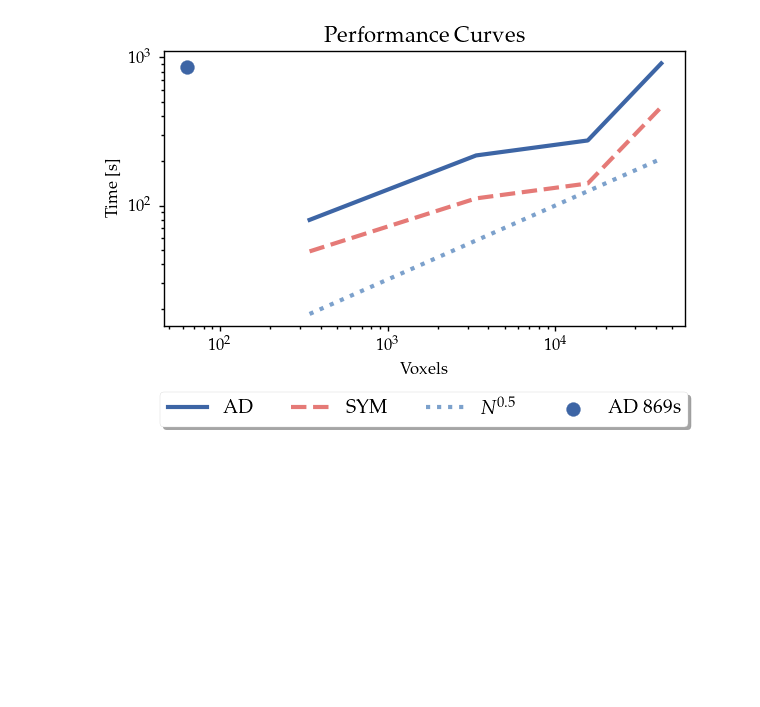
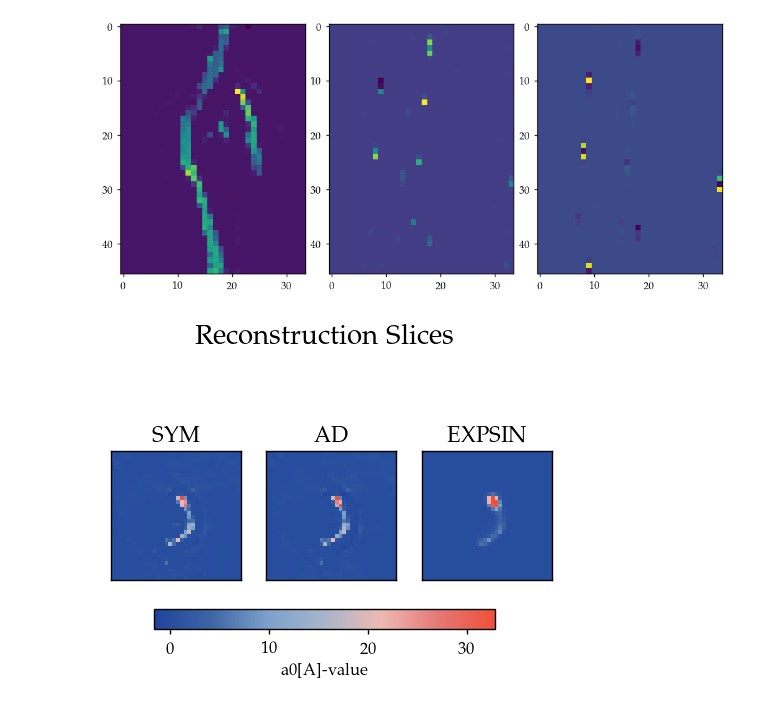
Before and after one commit to RubenDragland/XRD_CT, a Jupyter notebook: Results/data_analysis.ipynb, the cells around one changed output. Saved outputs shown, nothing was run; the diff lists cells and outputs as text; code cells hidden in the pictures; blank space fills up the shorter version.

```diff
--- a/Results/data_analysis.ipynb
+++ b/Results/data_analysis.ipynb
@@ -307,11 +130,38 @@ plot_SH_diff_grads(
-# %%
-sym_times = [49, symbolic.tot_time, symbolic_1f17c8o.tot_time, symbolic_1f27c8o.tot_time]
-AD_times = [80, AD.tot_time, AD_1f17c8o.tot_time, AD_1f27c8o.tot_time]
-sizes = [7, 15, 25, 35 ]
-AD_initially = [4, 869]
-
-# This plot can become real nice.
-
-plot_performance_curves(sizes, AD_times, sym_times, AD_initially, save=False, save_name="thesis_res/SH_performance_curves")
-# %% [output]
-[figure, removed]
+# %%
+ck_symbolic_path = r"C:\Users\Bruker\OneDrive\Dokumenter\NTNU\XRD_CT\Results\thesis_res\result_SASTT_carbon_knot_aligned_ASTRA_corrected_q17-40_all_again_symbolic.mat"
+ck_symbolic = SH_Reconstruction(ck_symbolic_path, dataset=False)
+ck_AD_path = r"C:\Users\Bruker\OneDrive\Dokumenter\NTNU\XRD_CT\Results\thesis_res\result_SASTT_carbon_knot_aligned_ASTRA_corrected_q17-40_all_again_AD_python.mat"
+ck_AD = SH_Reconstruction(ck_AD_path, dataset=False)
+ck_EXPSIN_path = r"C:\Users\Bruker\OneDrive\Dokumenter\NTNU\XRD_CT\Results\thesis_res\result_SASTT_carbon_knot_aligned_ASTRA_corrected_q17-40_all_again_EXPSIN_AD_python.mat"
+ck_EXPSIN = EXPSIN_Reconstruction(ck_EXPSIN_path, dataset=False)
+# %%
+key = 'phi'
+fig, axs = plt.subplots(1,3, figsize=(10,5))
+axs[0].imshow(ck_symbolic[key][:,:,17])
+axs[1].imshow(ck_AD[key][:,:,17])
+try:
+    axs[2].imshow(ck_EXPSIN['phi'][:,:,17])
+except:
+    pass
+# %% [output]
+[figure, added]
+# %%
+slice_y = (16, 17)
+slice_x = (0, 34)
+slice_z = (0, 34)
+key_SH = 'a0'
+key_EXPSIN = 'A'
+plot_slices(
+    ck_symbolic,
+    ck_AD,
+    ck_EXPSIN,
+    key_SH,
+    key_EXPSIN,
+    (slice_y, slice_x, slice_z),
+    shape="horizontal",
+    save=False,
+    save_name="ck_slices",
+    size_fraction=0,
+)
+# %% [output]
+[figure, added]
```
Also changed, not shown: parts of 16 cells of this notebook, 4 other files.
